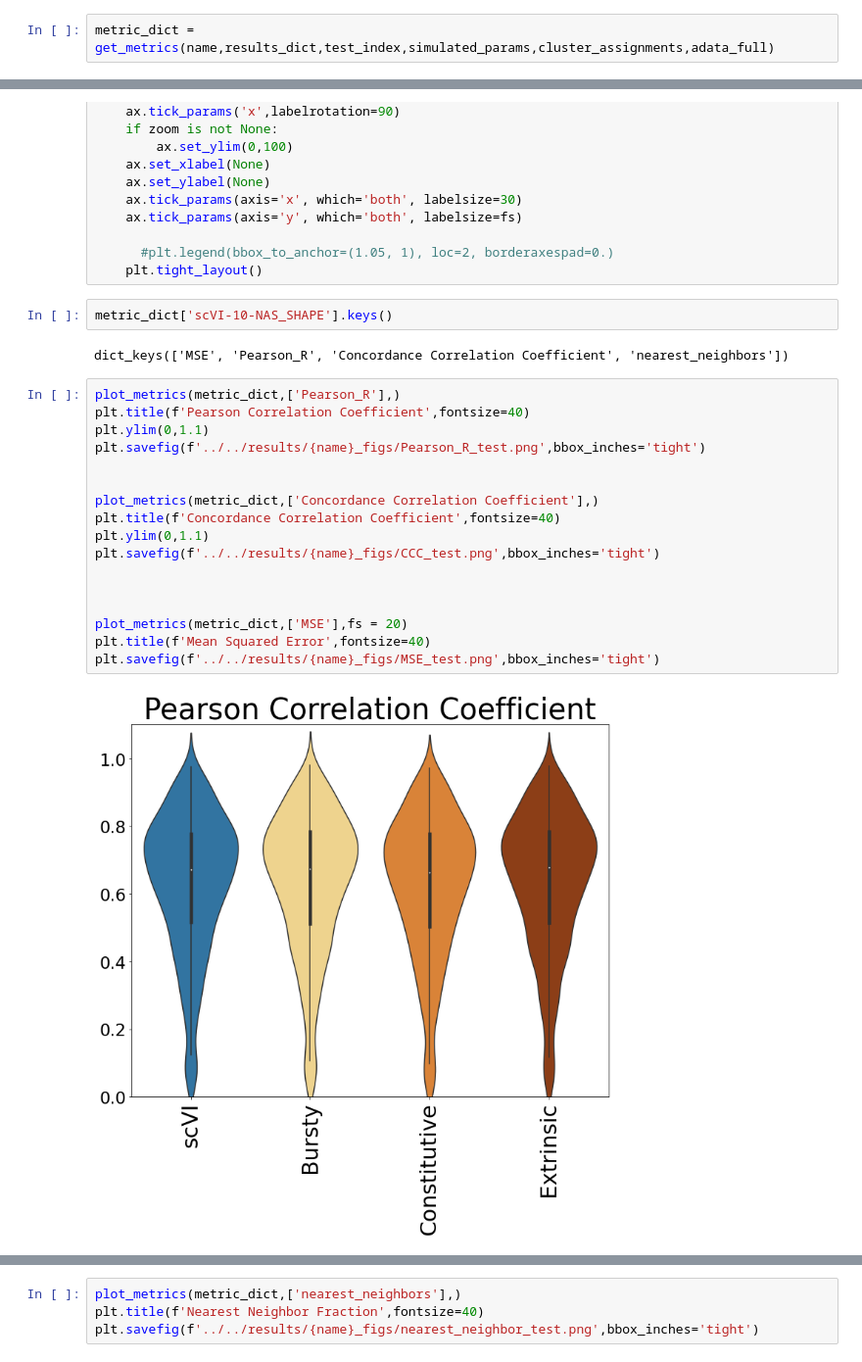
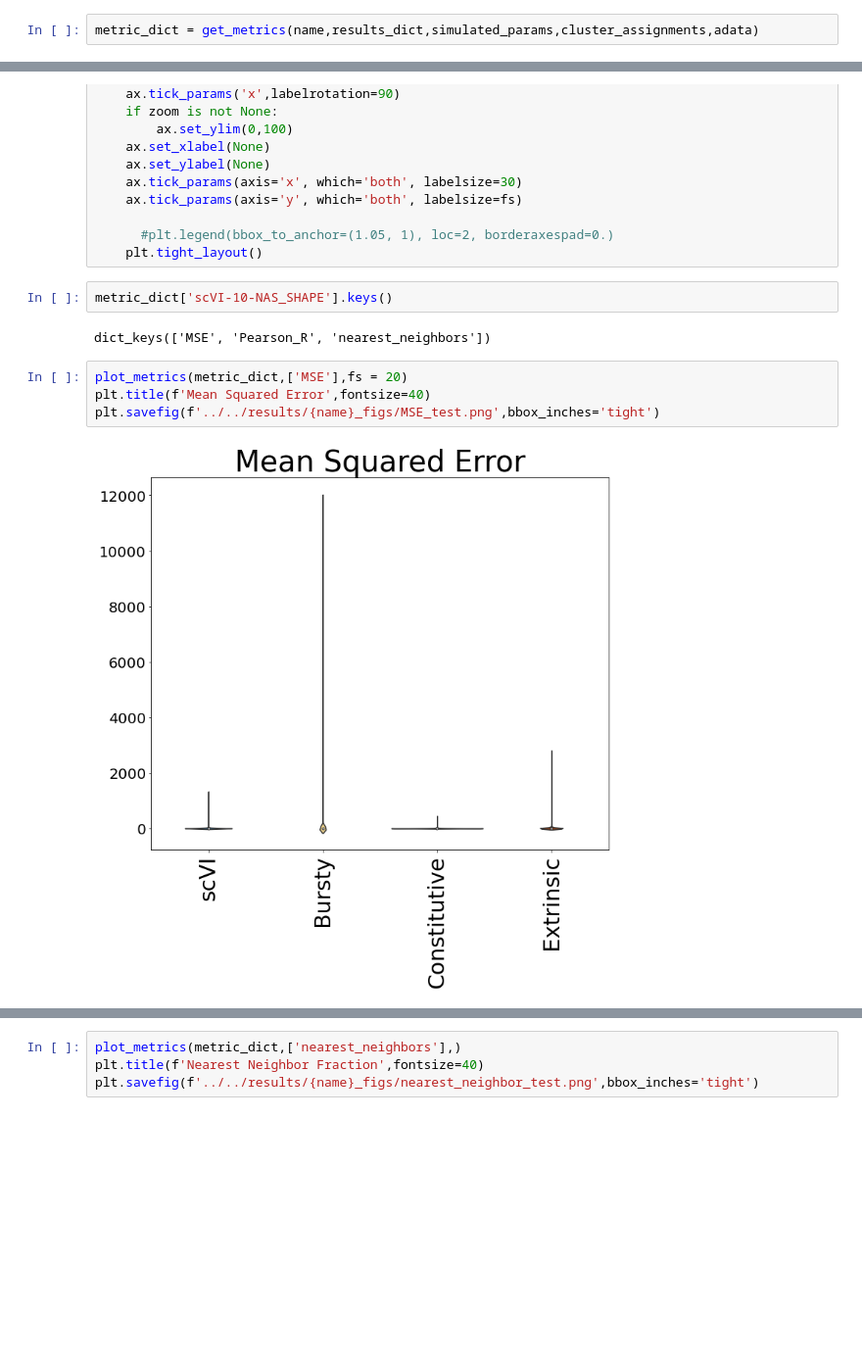
Before and after one commit to pachterlab/CGCCP_2023, a Jupyter notebook: Code/Preprint/Analysis2_Allen.ipynb, the cells around one changed output, grey strips where cells are left out. Shown at 98% size. Drawn from its saved outputs; the diff is of its cells as text; blank space fills up the shorter version.

Commit message:
figures for preprint

```diff
--- a/Code/Preprint/Analysis2_Allen.ipynb
+++ b/Code/Preprint/Analysis2_Allen.ipynb
@@ -343,5 +341,5 @@ plt.savefig(f'../../results/{name}_figs/clustering_metrics_{index}.png',bbox_inc
 
 # CCC and Nearest Neighbor Accuracy
 # %%
-metric_dict = get_metrics(name,results_dict,test_index,simulated_params,cluster_assignments,adata_full)
+metric_dict = get_metrics(name,results_dict,simulated_params,cluster_assignments,adata)
 # %% [output]
@@ -395,23 +394,10 @@ def plot_metrics(metric_dict,metrics,fs=fs,zoom=None):
 # %%
 metric_dict['scVI-10-NAS_SHAPE'].keys()
 # %% [output]
-dict_keys(['MSE', 'Pearson_R', 'Concordance Correlation Coefficient', 'nearest_neighbors'])
+dict_keys(['MSE', 'Pearson_R', 'nearest_neighbors'])
 # %%
-plot_metrics(metric_dict,['Pearson_R'],)
-plt.title(f'Pearson Correlation Coefficient',fontsize=40)
-plt.ylim(0,1.1)
-plt.savefig(f'../../results/{name}_figs/Pearson_R_test.png',bbox_inches='tight')
-
-
-plot_metrics(metric_dict,['Concordance Correlation Coefficient'],)
-plt.title(f'Concordance Correlation Coefficient',fontsize=40)
-plt.ylim(0,1.1)
-plt.savefig(f'../../results/{name}_figs/CCC_test.png',bbox_inches='tight')
-
-
-
 plot_metrics(metric_dict,['MSE'],fs = 20)
 plt.title(f'Mean Squared Error',fontsize=40)
 plt.savefig(f'../../results/{name}_figs/MSE_test.png',bbox_inches='tight')
 # %% [output]
-[figure, old version]
+[figure, new version]
```
Also changed, not shown: parts of 5 cells of this notebook.
